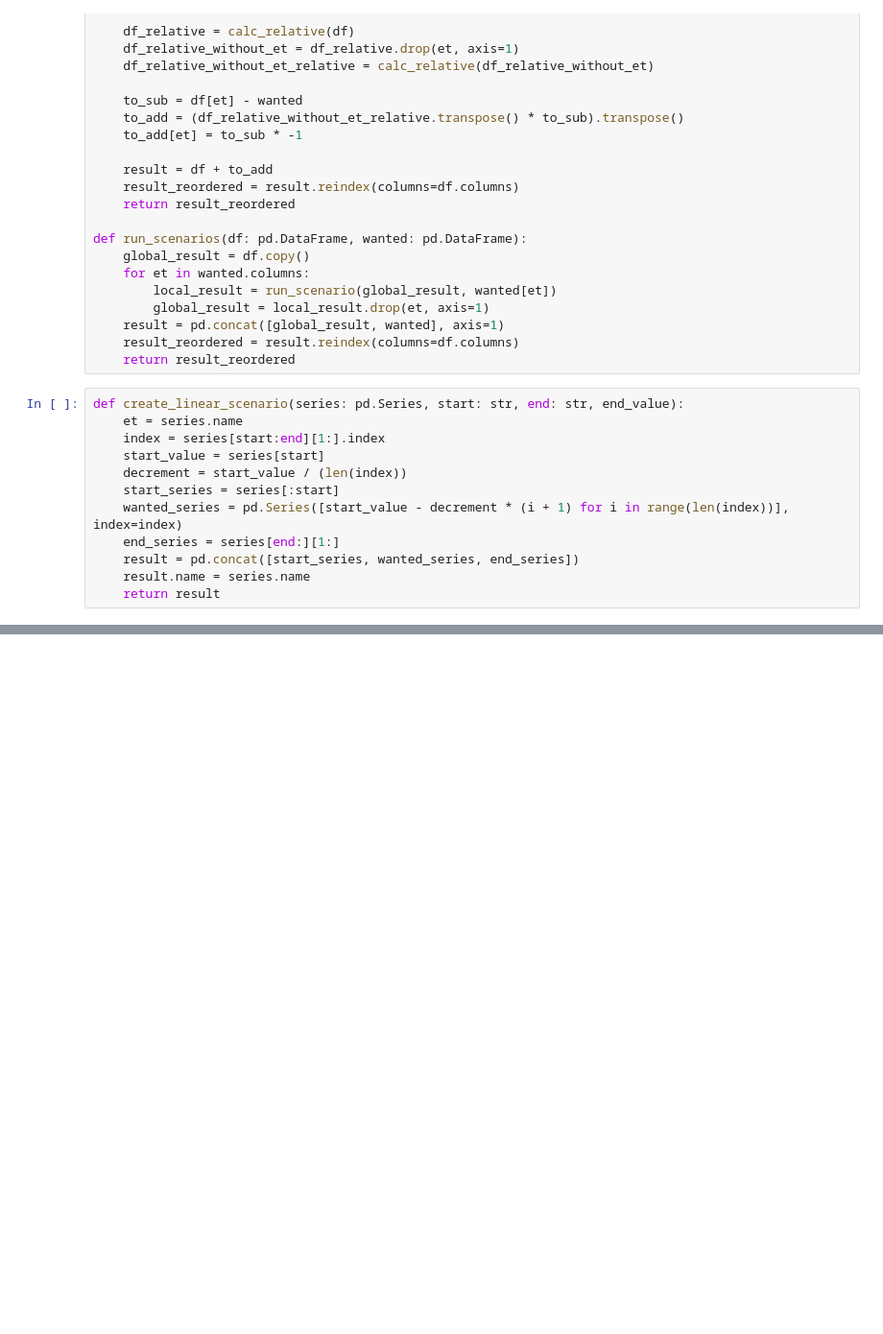
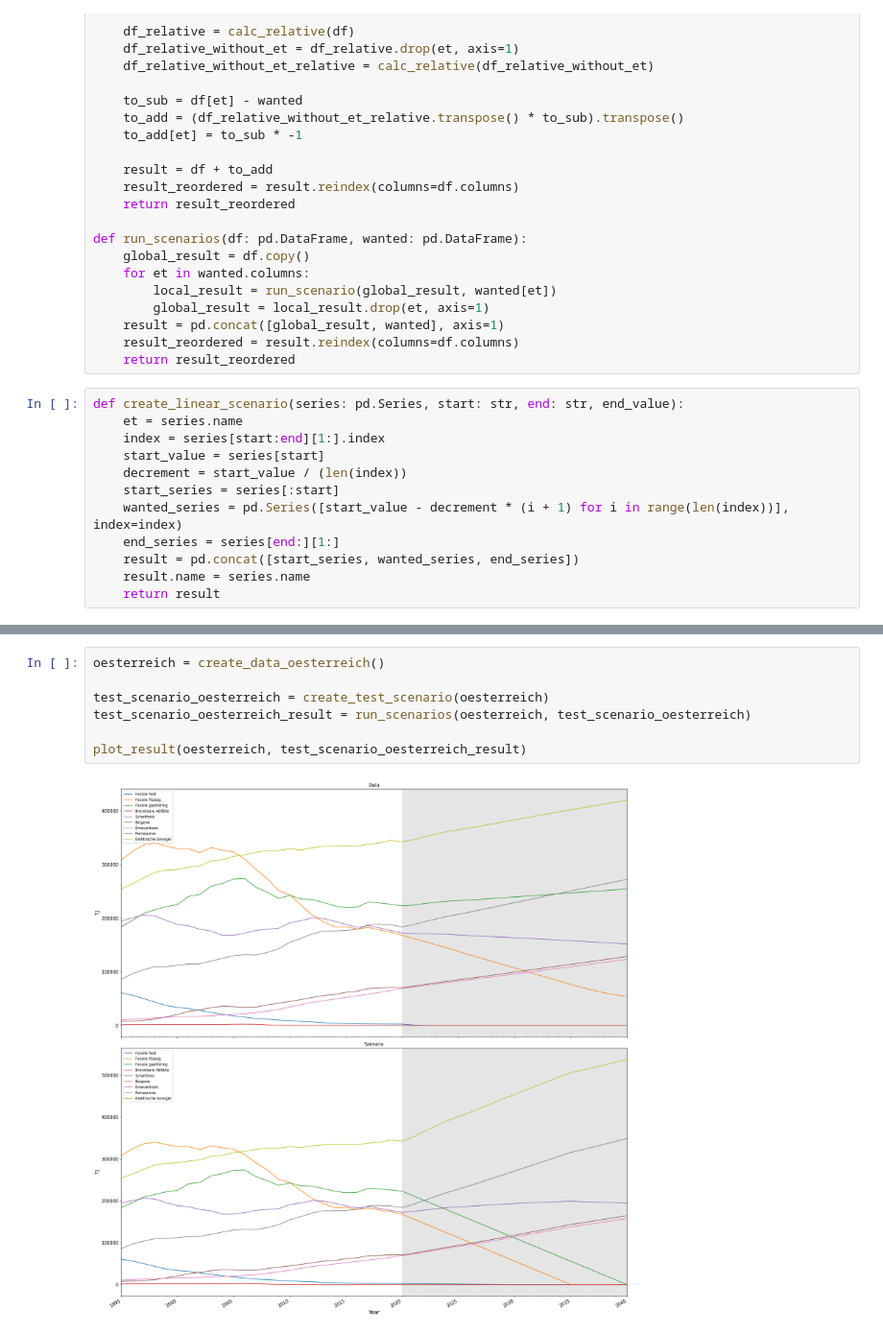
Before and after one commit to tiZyJoshi/MasterProject, a Jupyter notebook: playground.ipynb, the cells around one changed output, grey strips where cells are left out. Shown at 96% size. Drawn from its saved outputs; the diff is of its cells as text; blank space fills up the shorter version.

```diff
--- a/playground.ipynb
+++ b/playground.ipynb
@@ -158,0 +235,9 @@ test_scenario_result.plot()
+# %%
+oesterreich = create_data_oesterreich()
+
+test_scenario_oesterreich = create_test_scenario(oesterreich)
+test_scenario_oesterreich_result = run_scenarios(oesterreich, test_scenario_oesterreich)
+
+plot_result(oesterreich, test_scenario_oesterreich_result)
+# %% [output]
+[figure, added]
```
Also changed, not shown: parts of 13 cells of this notebook.
